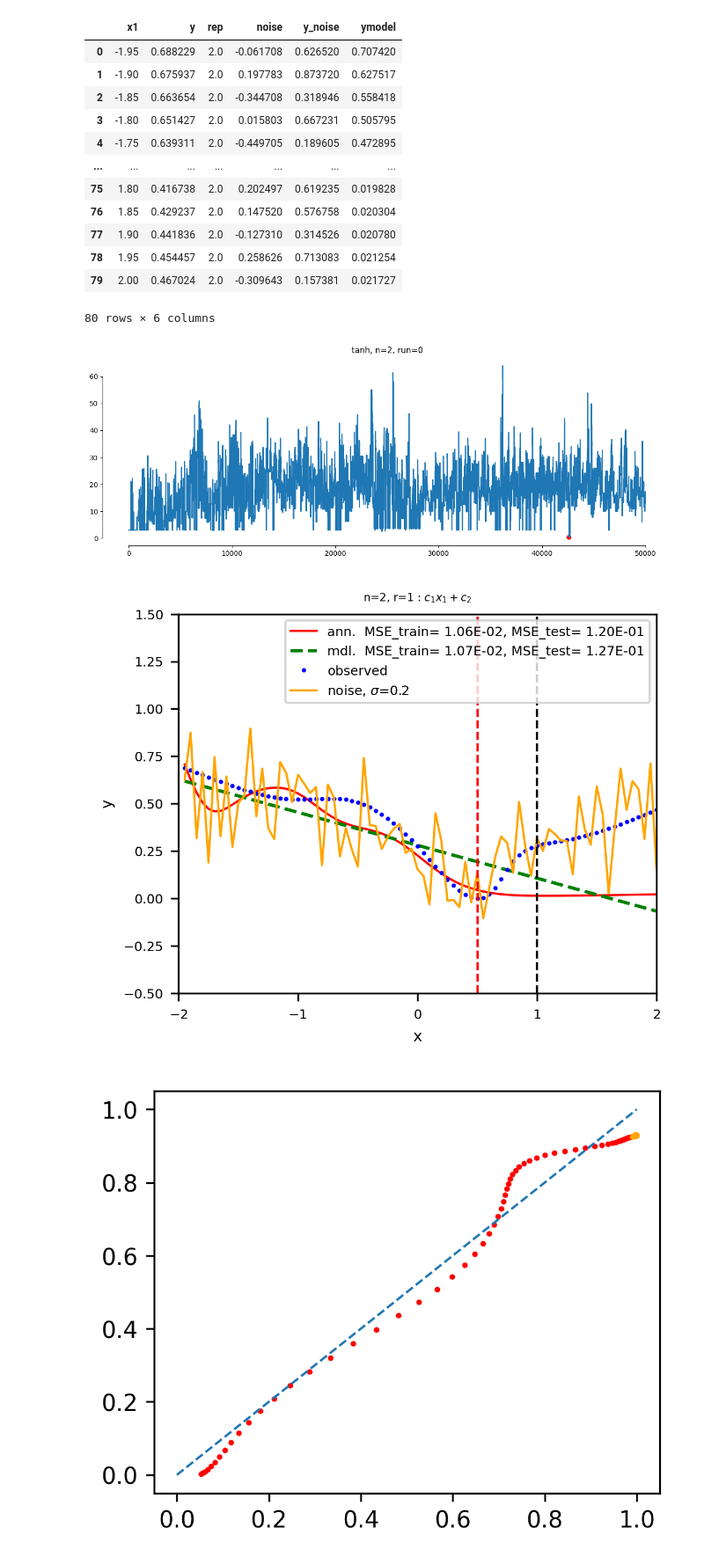
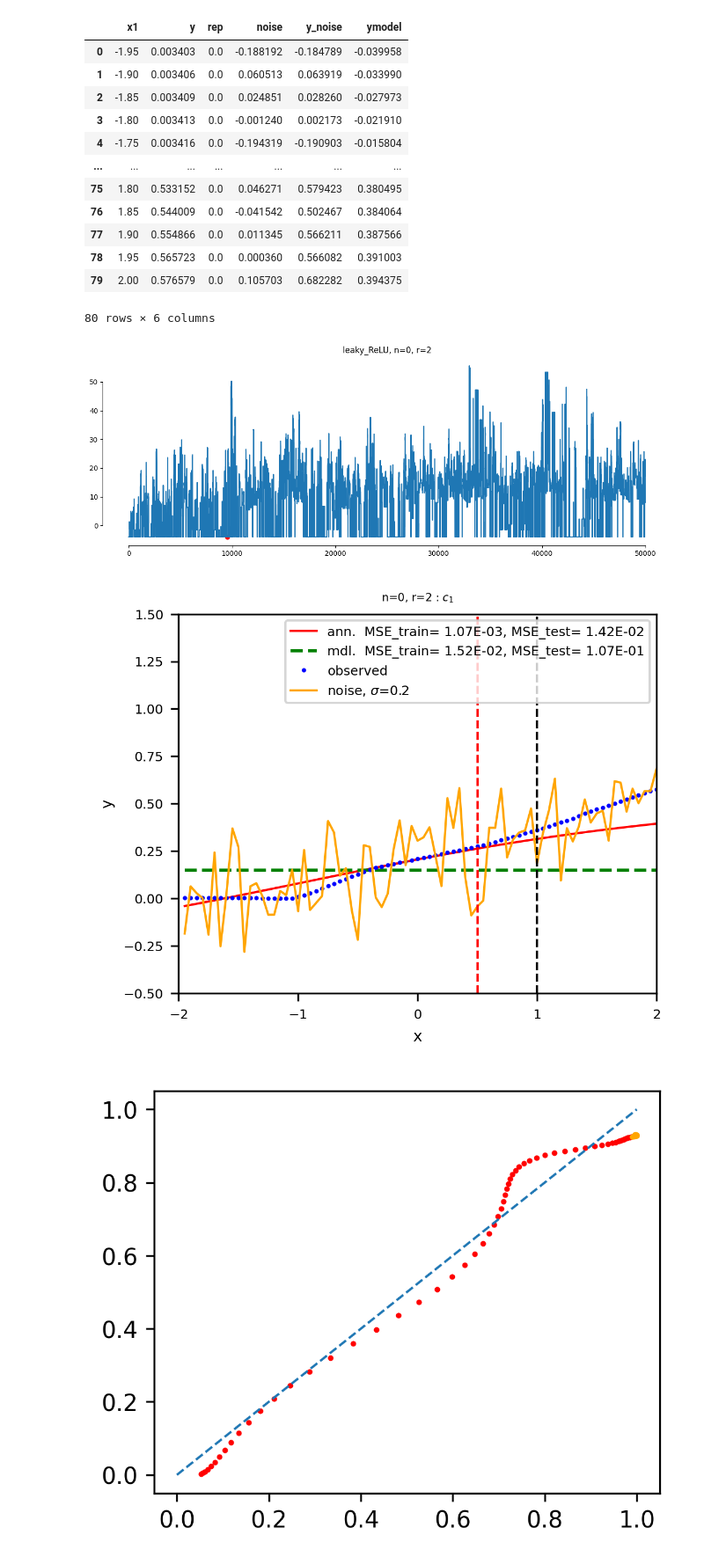
Before and after one commit to SergioCoboLopez/ANN_BMS, a Jupyter notebook: bin/BMS_energy_mdl.ipynb, the cells around one changed output. Shown: that part at 88% size. Cells and saved outputs as stored; diff of their text form; code cells hidden in the pictures.

```diff
--- a/bin/BMS_energy_mdl.ipynb
+++ b/bin/BMS_energy_mdl.ipynb
@@ -17,7 +17,7 @@ from sklearn.metrics import mean_squared_error
 # %%
 #Read NN and BMS data
 n=0;runid=0;function='leaky_ReLU' #tanh, leaky_ReLU
-realization=1
+realization=2
 sigma=0.2
 NPAR=10 #10, 20
 steps=50000
@@ -79,17 +92,17 @@ elif NPAR==20:
     prior_par = read_prior_par('machine-scientist/Prior/final_prior_param_sq.named_equations.nv1.np20.maxs200.2024-05-10 162907.551306.dat')
 # %% [output]
 |  | x1 | y | rep | noise | y_noise | ymodel |
-| 0 | -1.95 | 0.688229 | 2.0 | -0.061708 | 0.626520 | 0.707420 |
-| 1 | -1.90 | 0.675937 | 2.0 | 0.197783 | 0.873720 | 0.627517 |
-| 2 | -1.85 | 0.663654 | 2.0 | -0.344708 | 0.318946 | 0.558418 |
-| 3 | -1.80 | 0.651427 | 2.0 | 0.015803 | 0.667231 | 0.505795 |
-| 4 | -1.75 | 0.639311 | 2.0 | -0.449705 | 0.189605 | 0.472895 |
+| 0 | -1.95 | 0.003403 | 0.0 | -0.188192 | -0.184789 | -0.039958 |
+| 1 | -1.90 | 0.003406 | 0.0 | 0.060513 | 0.063919 | -0.033990 |
+| 2 | -1.85 | 0.003409 | 0.0 | 0.024851 | 0.028260 | -0.027973 |
+| 3 | -1.80 | 0.003413 | 0.0 | -0.001240 | 0.002173 | -0.021910 |
+| 4 | -1.75 | 0.003416 | 0.0 | -0.194319 | -0.190903 | -0.015804 |
 | ... | ... | ... | ... | ... | ... | ... |
-| 75 | 1.80 | 0.416738 | 2.0 | 0.202497 | 0.619235 | 0.019828 |
-| 76 | 1.85 | 0.429237 | 2.0 | 0.147520 | 0.576758 | 0.020304 |
-| 77 | 1.90 | 0.441836 | 2.0 | -0.127310 | 0.314526 | 0.020780 |
-| 78 | 1.95 | 0.454457 | 2.0 | 0.258626 | 0.713083 | 0.021254 |
-| 79 | 2.00 | 0.467024 | 2.0 | -0.309643 | 0.157381 | 0.021727 |
+| 75 | 1.80 | 0.533152 | 0.0 | 0.046271 | 0.579423 | 0.380495 |
+| 76 | 1.85 | 0.544009 | 0.0 | -0.041542 | 0.502467 | 0.384064 |
+| 77 | 1.90 | 0.554866 | 0.0 | 0.011345 | 0.566211 | 0.387566 |
+| 78 | 1.95 | 0.565723 | 0.0 | 0.000360 | 0.566082 | 0.391003 |
+| 79 | 2.00 | 0.576579 | 0.0 | 0.105703 | 0.682282 | 0.394375 |
 80 rows × 6 columns
 # %%
 #Minimum description length
@@ -110,32 +123,32 @@ t.set_par_values(deepcopy(minparvals))
 # %%
 Nini = 00
 plt.figure(figsize=(15, 5))
 
 #Define figure size in cm
 Extensions=['.png']
 
 #Fonts and sizes
 size_axis=7;size_ticks=6;size_title=5
 line_w=1;marker_s=3 #width and marker size
-plt.title(str(function) + ', ' + 'n=' + str(n) +', run=' + str(runid))
+plt.title(str(function) + ', ' + 'n=' + str(n) +', r=' + str(realization))
 plt.plot(trace.t[trace.t > Nini], trace.H[trace.t > Nini])
 plt.scatter(minrow['t'], minH,color='r')
 #plt.plot(trace.t, trace.H)
 sns.despine(trim=True)
 
-Name_figure='Energy_' + function + '_n_' + str(n) + '_sigma_' + str(sigma) + '_id_'  + str(runid) + '_par_' + str(NPAR)
+Name_figure='Energy_' + function + '_n_' + str(n) + '_sigma_' + str(sigma) + '_r_'  + str(realization) + '_par_' + str(NPAR)
 
 #if noise==True:
 #    Name_figure='Energy_noise_' + function + '_' + str(n) + '_' + str(runid) + '_par_' + str(NPAR)
 #else:
 #    Name_figure='Energy_' + function + '_' + str(n) + '_' + str(runid) + '_par_' + str(NPAR)
 for ext in Extensions:
         plt.savefig('../results/' + Name_figure + ext,dpi=300)
 
 
 plt.show()
 # %% [output]
-[figure, old version]
+[figure, new version]
 # %%
 #Plot
 train_size_ann=50
@@ -197,7 +210,7 @@ for ext in Extensions:
 
 plt.show()
 # %% [output]
-[figure, old version]
+[figure, new version]
 # %%
 fig=figure(figsize=(width,height), dpi=300)
 
```
Also changed, not shown: parts of 1 cell of this notebook, 54 other files.
